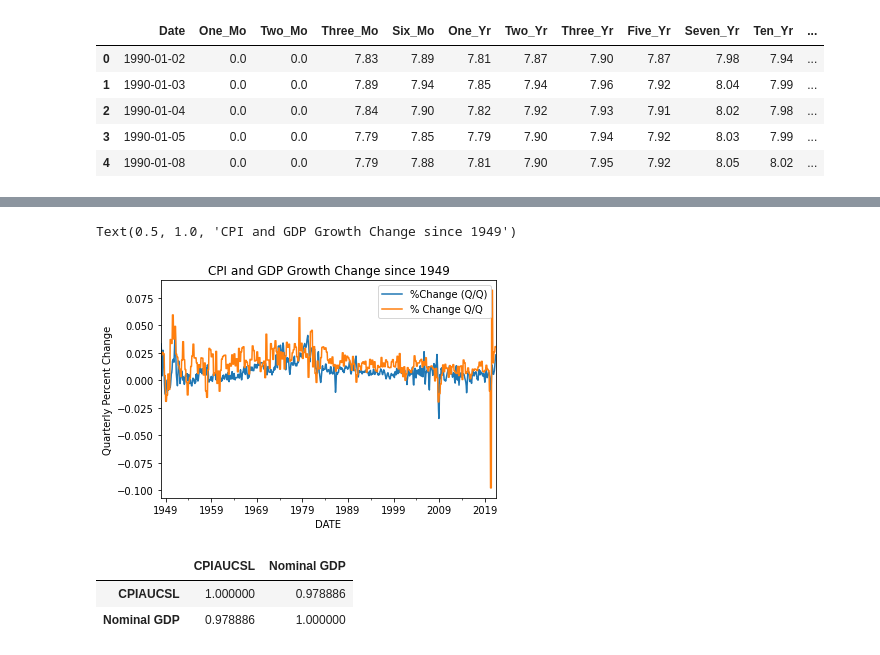
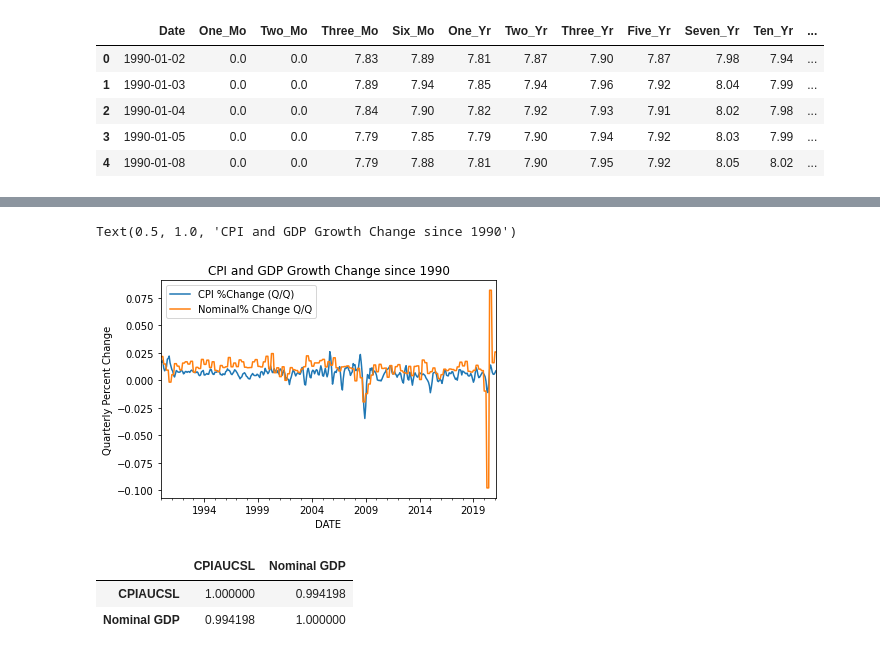
Before and after one commit to AlexNoonan-Syracuse/BigDataProject, a Jupyter notebook: IST718_Final_Project.ipynb, the cells around one changed output, grey strips where cells are left out. Drawn from its saved outputs; the diff is of its cells as text; code cells hidden in the pictures.

```diff
--- a/IST718_Final_Project.ipynb
+++ b/IST718_Final_Project.ipynb
@@ -62,10 +62,9 @@ tre_hist.head()
 
 
 macro = pd.read_csv("https://raw.githubusercontent.com/AlexNoonan-Syracuse/BigDataProject/main/Macro%20Data.csv")
-del macro['Unnamed: 7']
-macro = macro.dropna()
 macro.index = pd.to_datetime(macro['DATE'])
 del macro['DATE']
+macro = macro["1990-01-01":"02-01-2021"]
 macro.head()
 
 #Need to determine how to handle NA data (replace or remove)
@@ -80,14 +79,14 @@ macro.head()
 # %%
 #need to update column names
-macro["%Change (Q/Q)"].plot()
-macro["% Change Q/Q"].plot()
+macro["CPI %Change (Q/Q)"].plot()
+macro["Nominal% Change Q/Q"].plot()
 
 plt.legend()
 plt.ylabel("Quarterly Percent Change")
-plt.title("CPI and GDP Growth Change since 1949")
+plt.title("CPI and GDP Growth Change since 1990")
 # %% [output]
-Text(0.5, 1.0, 'CPI and GDP Growth Change since 1949')
+Text(0.5, 1.0, 'CPI and GDP Growth Change since 1990')
-[figure, old version]
+[figure, new version]
 # %%
 import seaborn as sns
 macro_2 = macro[["CPIAUCSL","Nominal GDP"]]
@@ -96,6 +95,6 @@ corr
 #expand this to have more variables
 # %% [output]
 |  | CPIAUCSL | Nominal GDP |
-| CPIAUCSL | 1.000000 | 0.978886 |
-| Nominal GDP | 0.978886 | 1.000000 |
+| CPIAUCSL | 1.000000 | 0.994198 |
+| Nominal GDP | 0.994198 | 1.000000 |
 # %%
```
Also changed, not shown: parts of 4 cells of this notebook.
